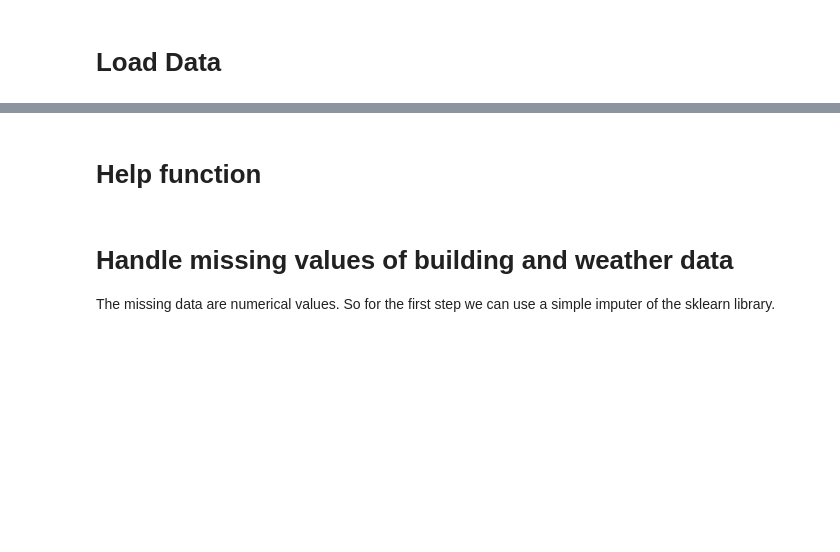
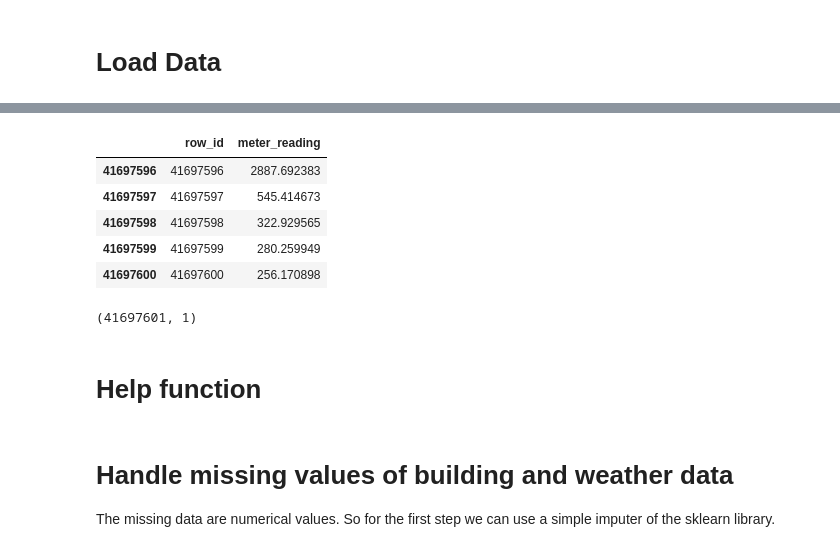
Before and after one commit to YosriMimouna/ASHRAE---Great-Energy-Predictor-III, a Jupyter notebook: ASHRAE_Great_Energy_Prediction.ipynb, the cells around one changed output, grey strips where cells are left out. Saved outputs shown, nothing was run; the diff lists cells and outputs as text; code cells hidden in the pictures; blank space fills up the shorter version.

```diff
--- a/ASHRAE_Great_Energy_Prediction.ipynb
+++ b/ASHRAE_Great_Energy_Prediction.ipynb
@@ -85,3 +96,16 @@ building_data = pd.read_csv(path_in+'building_metadata.csv')
+# %%
+df.tail()
+# %% [output]
+|  | row_id | meter_reading |
+| 41697596 | 41697596 | 2887.692383 |
+| 41697597 | 41697597 | 545.414673 |
+| 41697598 | 41697598 | 322.929565 |
+| 41697599 | 41697599 | 280.259949 |
+| 41697600 | 41697600 | 256.170898 |
+# %%
+y_test.shape
+# %% [output]
+(41697601, 1)
 # %% [markdown]
 # Help function
 # %%
```
Also changed, not shown: parts of 21 cells of this notebook.
